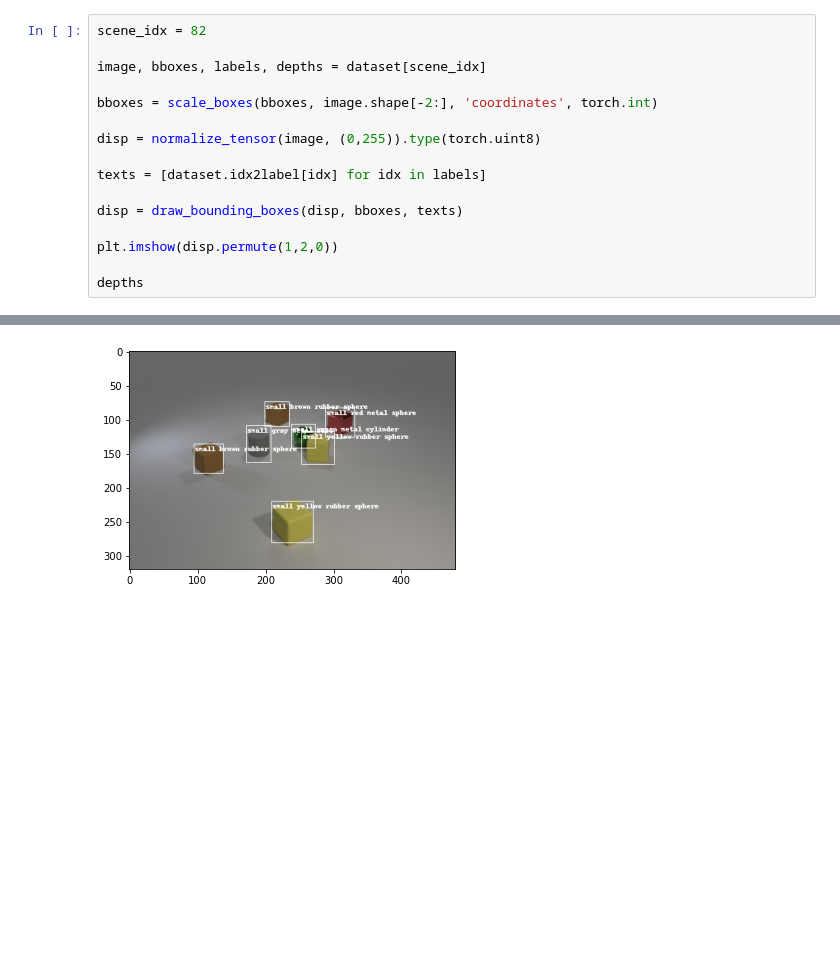
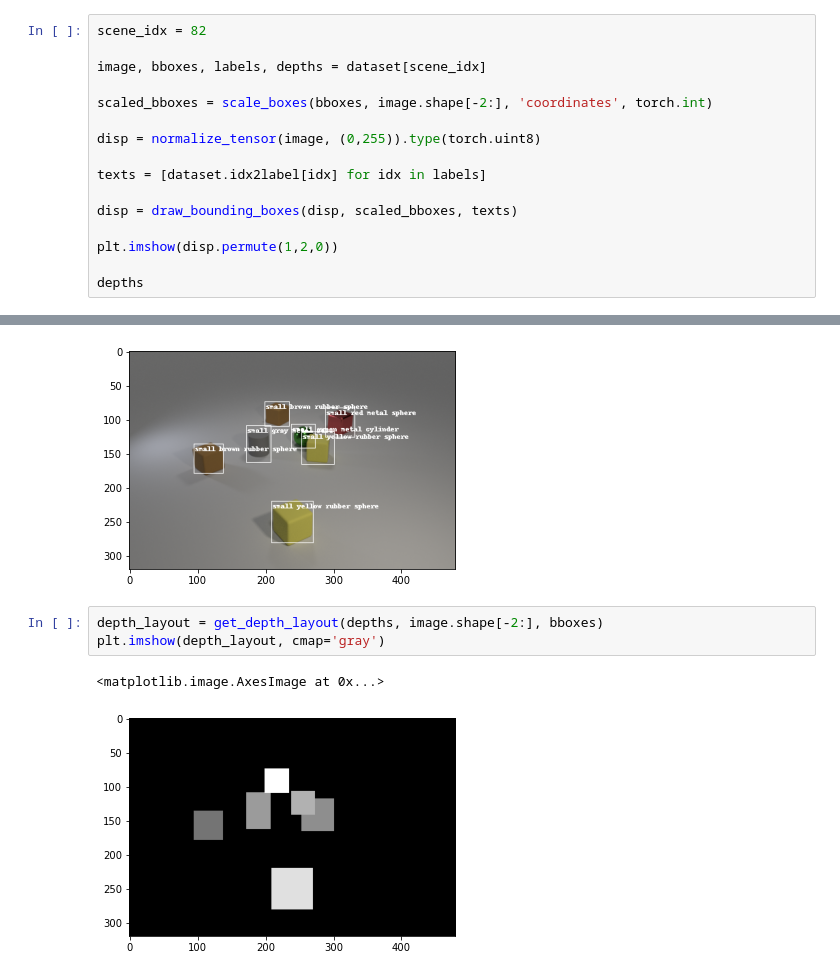
Before and after one commit to anrigo/LostGANs, a Jupyter notebook: clevr_exp.ipynb, the cells around one changed output, grey strips where cells are left out. Saved outputs shown, nothing was run; the diff lists cells and outputs as text; blank space fills up the shorter version.

Commit message:
Depth layout doesn't depende on the crop function and can now be used on clevr

```diff
--- a/clevr_exp.ipynb
+++ b/clevr_exp.ipynb
@@ -11,13 +12,13 @@ scene_idx = 82
 
 image, bboxes, labels, depths = dataset[scene_idx]
 
-bboxes = scale_boxes(bboxes, image.shape[-2:], 'coordinates', torch.int)
+scaled_bboxes = scale_boxes(bboxes, image.shape[-2:], 'coordinates', torch.int)
 
 disp = normalize_tensor(image, (0,255)).type(torch.uint8)
 
 texts = [dataset.idx2label[idx] for idx in labels]
 
-disp = draw_bounding_boxes(disp, bboxes, texts)
+disp = draw_bounding_boxes(disp, scaled_bboxes, texts)
 
 plt.imshow(disp.permute(1,2,0))
 
@@ -25,3 +26,9 @@ depths
 # %% [output]
 tensor([0.5571, 0.6092, 0.6922, 1.0000, 0.4540, 0.0000, 0.8776])
 [figure]
+# %%
+depth_layout = get_depth_layout(depths, image.shape[-2:], bboxes)
+plt.imshow(depth_layout, cmap='gray')
+# %% [output]
+<matplotlib.image.AxesImage at 0x...>
+[figure, added]
```
Also changed, not shown: parts of 1 cell of this notebook, 2 other files.
